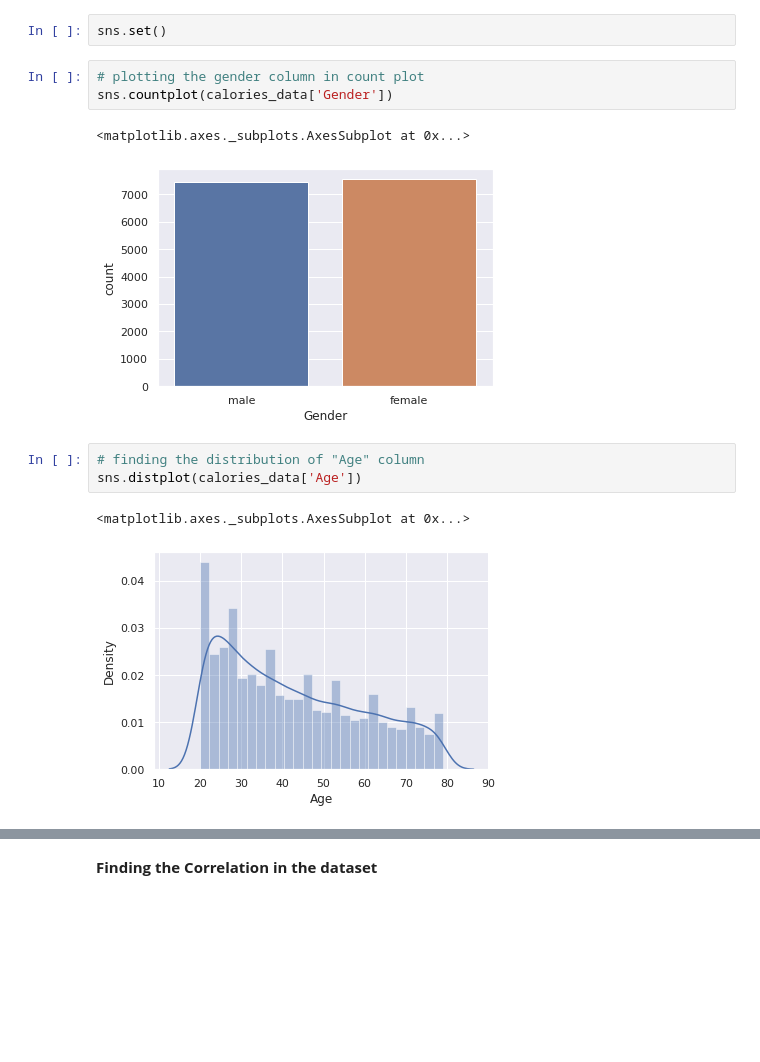
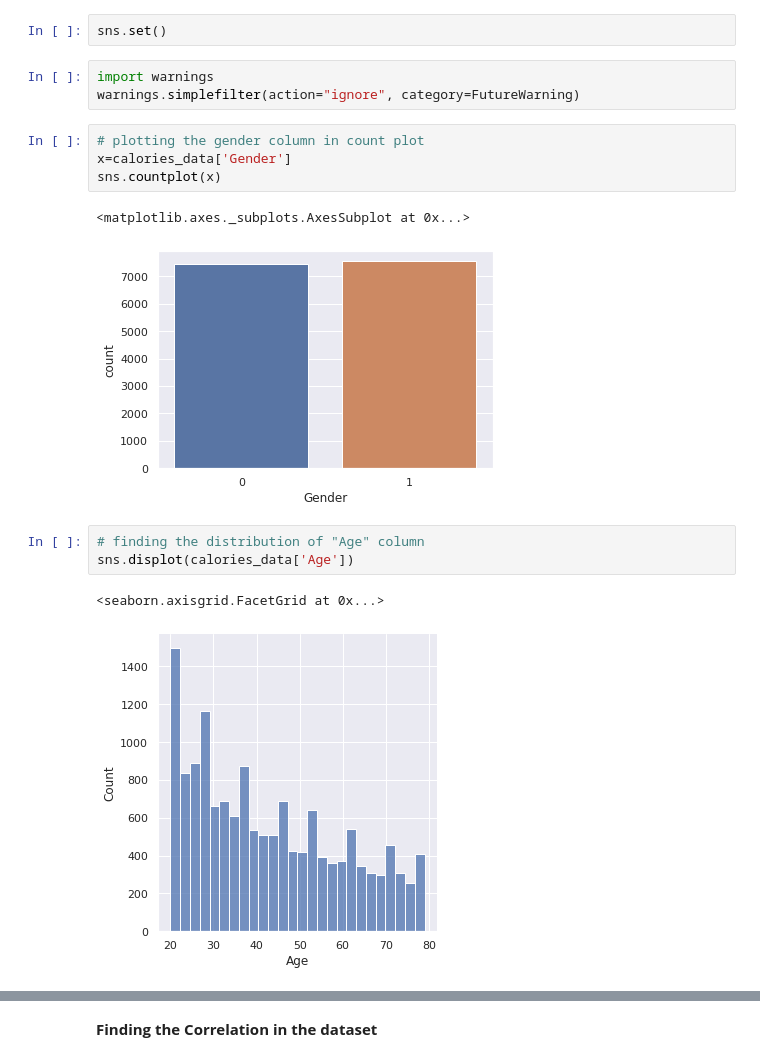
Before and after one commit to matt5ew/Predicting-Calories-Burnt, a Jupyter notebook: calorie_burn.ipynb, the cells around one changed output, grey strips where cells are left out. Saved outputs shown, nothing was run; the diff lists cells and outputs as text; blank space fills up the shorter version.

```diff
--- a/calorie_burn.ipynb
+++ b/calorie_burn.ipynb
@@ -105,17 +105,21 @@ calories_data.describe()
 **Data Visualization**
 # %%
 sns.set()
+# %%
+import warnings
+warnings.simplefilter(action="ignore", category=FutureWarning)
 # %%
 # plotting the gender column in count plot
-sns.countplot(calories_data['Gender'])
+x=calories_data['Gender']
+sns.countplot(x)
 # %% [output]
 <matplotlib.axes._subplots.AxesSubplot at 0x...>
-[figure, old version]
+[figure, new version]
 # %%
 # finding the distribution of "Age" column
-sns.distplot(calories_data['Age'])
+sns.displot(calories_data['Age'])
 # %% [output]
-<matplotlib.axes._subplots.AxesSubplot at 0x...>
+<seaborn.axisgrid.FacetGrid at 0x...>
-[figure, old version]
+[figure, new version]
 # %%
 # finding the distribution of "Height" column
```
Also changed, not shown: parts of 3 cells of this notebook.
